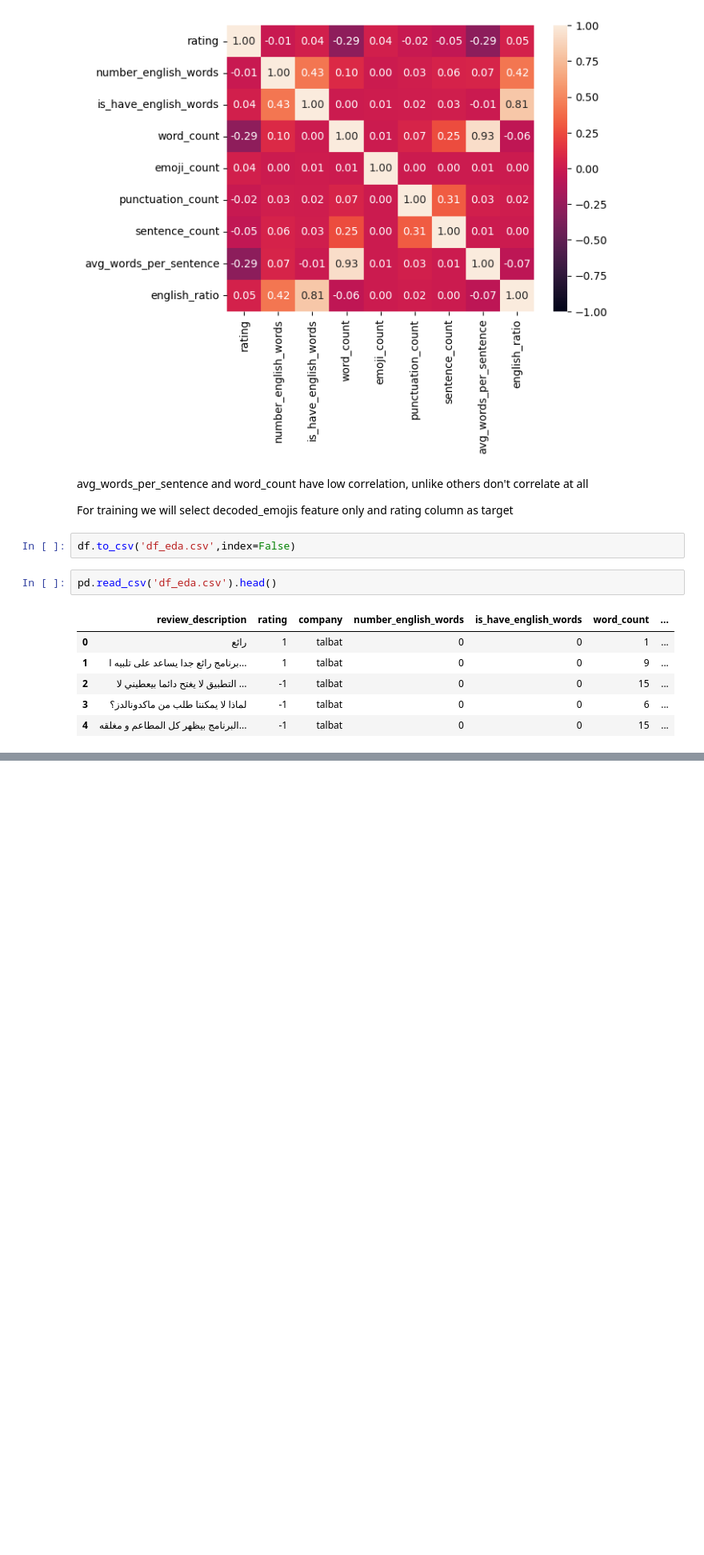
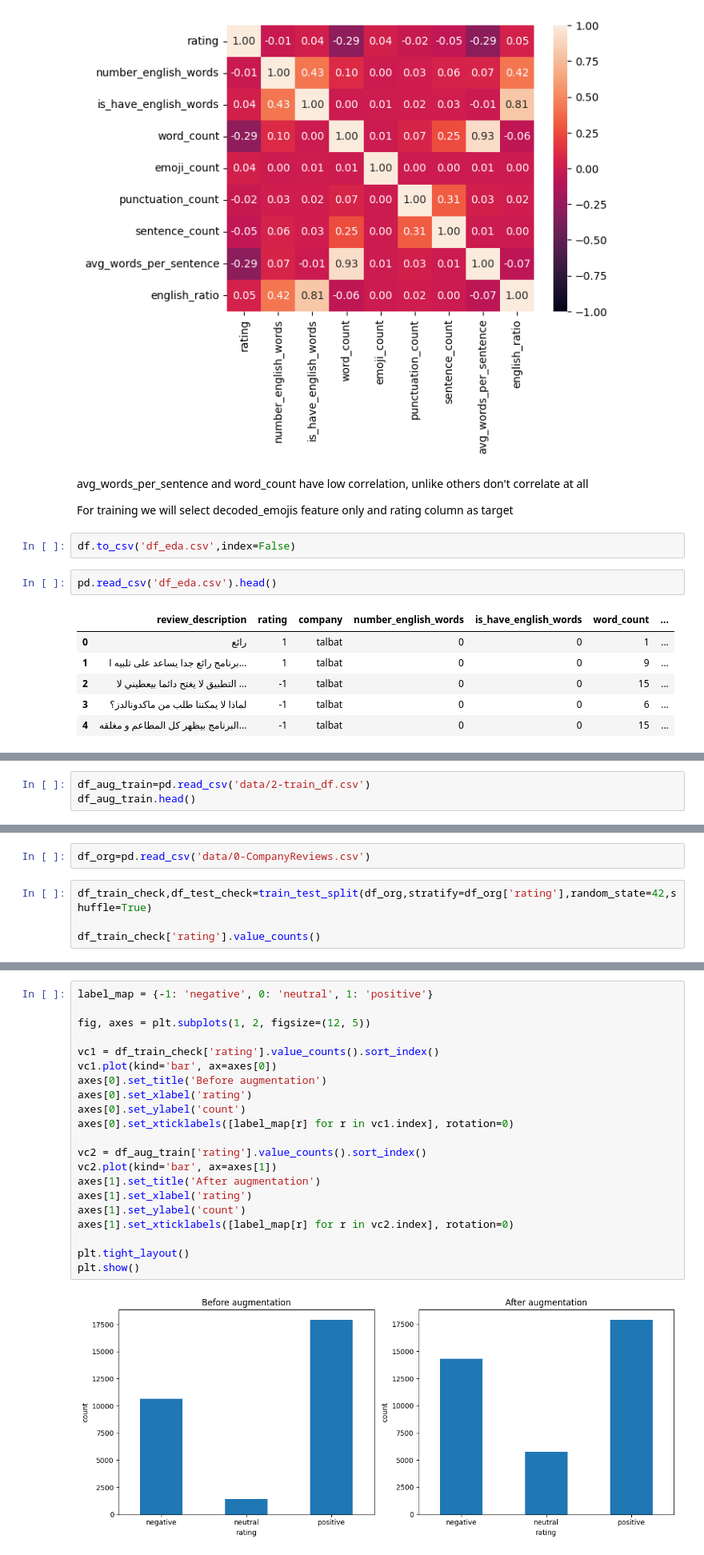
Before and after one commit to Kirillus-Emad/company-reviews-arabic, a Jupyter notebook: EDA.ipynb, the cells around one changed output, grey strips where cells are left out. Shown at 80% size. Cells and saved outputs as stored; diff of their text form; blank space fills up the shorter version.

```diff
--- a/EDA.ipynb
+++ b/EDA.ipynb
@@ -339,0 +335,3 @@ pd.read_csv('df_eda.csv').head()
+# %%
+df_aug_train=pd.read_csv('data/2-train_df.csv')
+df_aug_train.head()
@@ -339,0 +345,6 @@ pd.read_csv('df_eda.csv').head()
+# %%
+df_org=pd.read_csv('data/0-CompanyReviews.csv')
+# %%
+df_train_check,df_test_check=train_test_split(df_org,stratify=df_org['rating'],random_state=42,shuffle=True)
+
+df_train_check['rating'].value_counts()
@@ -339,0 +365,23 @@ pd.read_csv('df_eda.csv').head()
+# %%
+label_map = {-1: 'negative', 0: 'neutral', 1: 'positive'}
+
+fig, axes = plt.subplots(1, 2, figsize=(12, 5))
+
+vc1 = df_train_check['rating'].value_counts().sort_index()
+vc1.plot(kind='bar', ax=axes[0])
+axes[0].set_title('Before augmentation')
+axes[0].set_xlabel('rating')
+axes[0].set_ylabel('count')
+axes[0].set_xticklabels([label_map[r] for r in vc1.index], rotation=0)
+
+vc2 = df_aug_train['rating'].value_counts().sort_index()
+vc2.plot(kind='bar', ax=axes[1])
+axes[1].set_title('After augmentation')
+axes[1].set_xlabel('rating')
+axes[1].set_ylabel('count')
+axes[1].set_xticklabels([label_map[r] for r in vc2.index], rotation=0)
+
+plt.tight_layout()
+plt.show()
+# %% [output]
+[figure, added]
```
Also changed, not shown: parts of 5 cells of this notebook, 11 other files.
